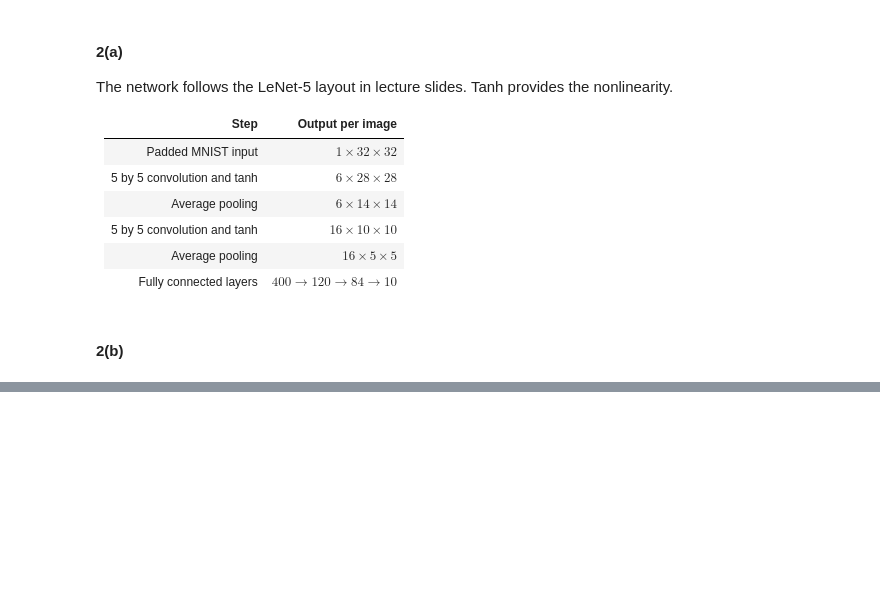
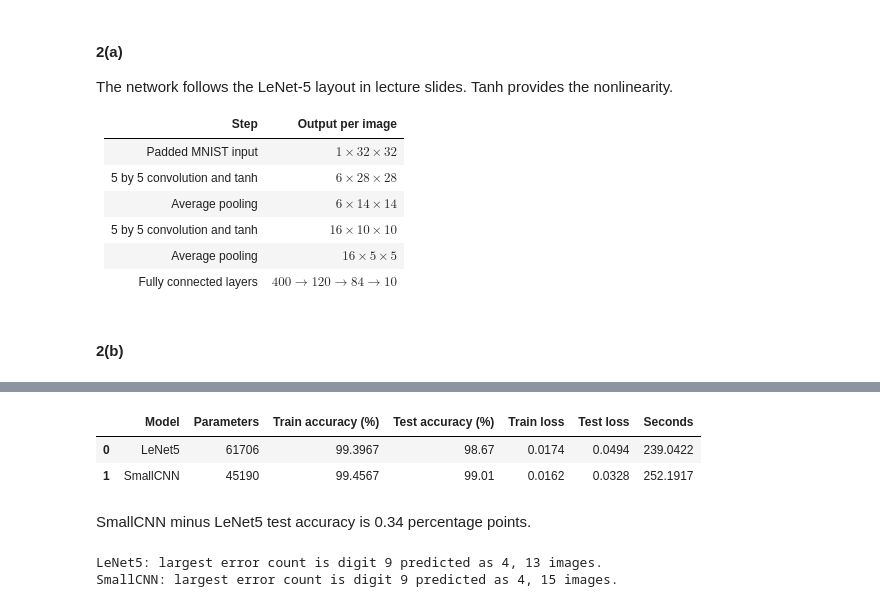
Before and after one commit to Upani-Gunathunga/EN3160-A3-Neural-Networks, a Jupyter notebook: 230218G_AS3_NeuralNetworks.ipynb, the cells around one changed output, grey strips where cells are left out. Saved outputs shown, nothing was run; the diff lists cells and outputs as text; code cells hidden in the pictures; blank space fills up the shorter version.

```diff
--- a/230218G_AS3_NeuralNetworks.ipynb
+++ b/230218G_AS3_NeuralNetworks.ipynb
@@ -406,0 +654,28 @@ class SmallCNN(nn.Module):
+# %%
+rows = []
+for name in q2_results:
+    last = q2_results[name].iloc[-1]
+    count = sum(p.numel() for p in q2_models[name].parameters())
+    rows.append([name, count, last.train_accuracy, last.eval_accuracy,
+                 last.train_loss, last.eval_loss, q2_times[name]])
+q2_summary = pd.DataFrame(rows, columns=[
+    'Model', 'Parameters', 'Train accuracy (%)', 'Test accuracy (%)',
+    'Train loss', 'Test loss', 'Seconds'])
+display(q2_summary.round(4))
+q2_summary.to_csv(output_path / 'q2_summary.csv', index=False)
+delta = q2_results['SmallCNN'].iloc[-1].eval_accuracy - q2_results['LeNet5'].iloc[-1].eval_accuracy
+display(Markdown(f'SmallCNN minus LeNet5 test accuracy is {delta:.2f} percentage points.'))
+for name, matrix in q2_matrices.items():
+    errors = matrix.copy()
+    np.fill_diagonal(errors, 0)
+    actual, predicted = np.unravel_index(errors.argmax(), errors.shape)
+    if errors.max() > 0:
+        print(f'{name}: largest error count is digit {actual} predicted as {predicted}, '
+              f'{errors[actual, predicted]} images.')
+# %% [output]
+|  | Model | Parameters | Train accuracy (%) | Test accuracy (%) | Train loss | Test loss | Seconds |
+| 0 | LeNet5 | 61706 | 99.3967 | 98.67 | 0.0174 | 0.0494 | 239.0422 |
+| 1 | SmallCNN | 45190 | 99.4567 | 99.01 | 0.0162 | 0.0328 | 252.1917 |
+SmallCNN minus LeNet5 test accuracy is 0.34 percentage points.
+LeNet5: largest error count is digit 9 predicted as 4, 13 images.
+SmallCNN: largest error count is digit 9 predicted as 4, 15 images.
```
Also changed, not shown: parts of 11 cells of this notebook.
